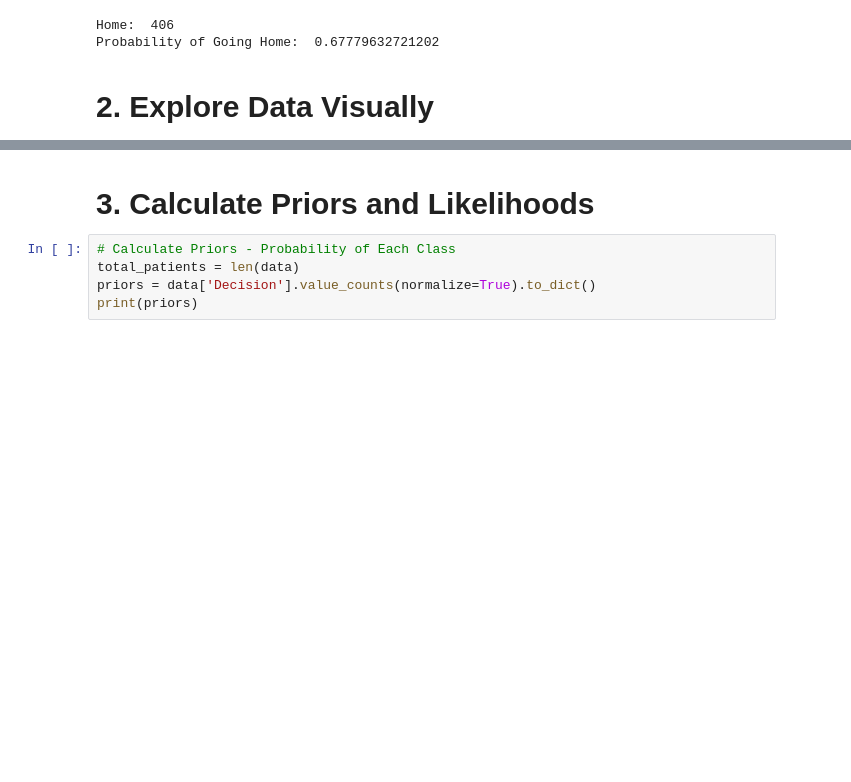
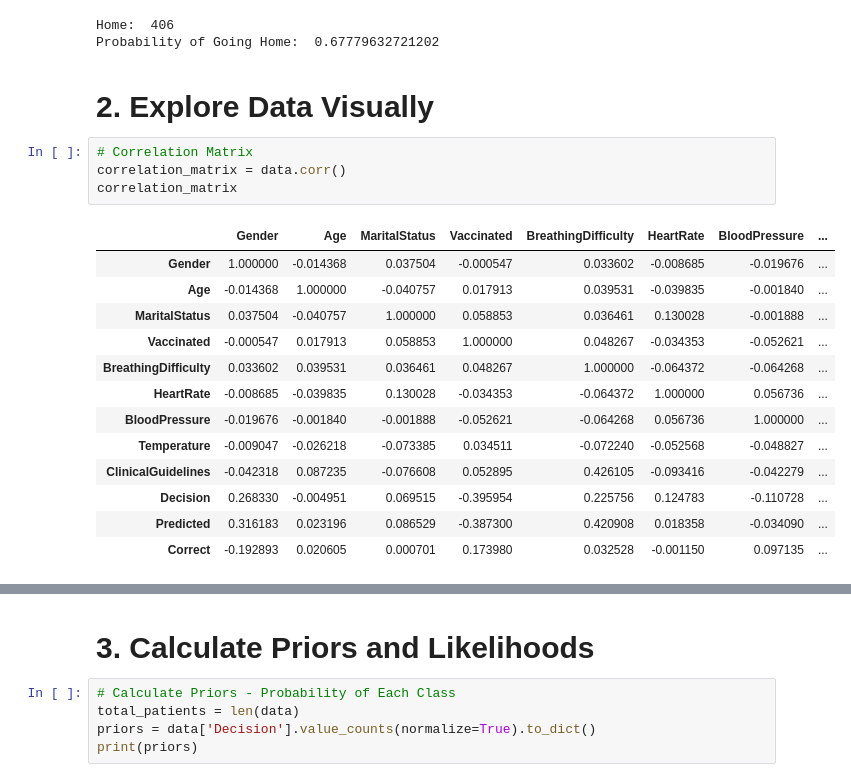
Before and after one commit to paulinomary/FIAD-Project2, a Jupyter notebook: Project2.ipynb, the cells around one changed output, grey strips where cells are left out. Drawn from its saved outputs; the diff is of its cells as text; blank space fills up the shorter version.

```diff
--- a/Project2.ipynb
+++ b/Project2.ipynb
@@ -167,3 +167,21 @@ Home:  406
 Probability of Going Home:  0.67779632721202
 # %% [markdown]
 <h3 style="font-family:Avantgarde; font-size:2em;">2. Explore Data Visually</h3>
+# %%
+# Correlation Matrix
+correlation_matrix = data.corr()
+correlation_matrix
+# %% [output]
+|  | Gender | Age | MaritalStatus | Vaccinated | BreathingDifficulty | HeartRate | BloodPressure | ... |
+| Gender | 1.000000 | -0.014368 | 0.037504 | -0.000547 | 0.033602 | -0.008685 | -0.019676 | ... |
+| Age | -0.014368 | 1.000000 | -0.040757 | 0.017913 | 0.039531 | -0.039835 | -0.001840 | ... |
+| MaritalStatus | 0.037504 | -0.040757 | 1.000000 | 0.058853 | 0.036461 | 0.130028 | -0.001888 | ... |
+| Vaccinated | -0.000547 | 0.017913 | 0.058853 | 1.000000 | 0.048267 | -0.034353 | -0.052621 | ... |
+| BreathingDifficulty | 0.033602 | 0.039531 | 0.036461 | 0.048267 | 1.000000 | -0.064372 | -0.064268 | ... |
+| HeartRate | -0.008685 | -0.039835 | 0.130028 | -0.034353 | -0.064372 | 1.000000 | 0.056736 | ... |
+| BloodPressure | -0.019676 | -0.001840 | -0.001888 | -0.052621 | -0.064268 | 0.056736 | 1.000000 | ... |
+| Temperature | -0.009047 | -0.026218 | -0.073385 | 0.034511 | -0.072240 | -0.052568 | -0.048827 | ... |
+| ClinicalGuidelines | -0.042318 | 0.087235 | -0.076608 | 0.052895 | 0.426105 | -0.093416 | -0.042279 | ... |
+| Decision | 0.268330 | -0.004951 | 0.069515 | -0.395954 | 0.225756 | 0.124783 | -0.110728 | ... |
+| Predicted | 0.316183 | 0.023196 | 0.086529 | -0.387300 | 0.420908 | 0.018358 | -0.034090 | ... |
+| Correct | -0.192893 | 0.020605 | 0.000701 | 0.173980 | 0.032528 | -0.001150 | 0.097135 | ... |
```
Also changed, not shown: parts of 26 cells of this notebook, 5 other files.
